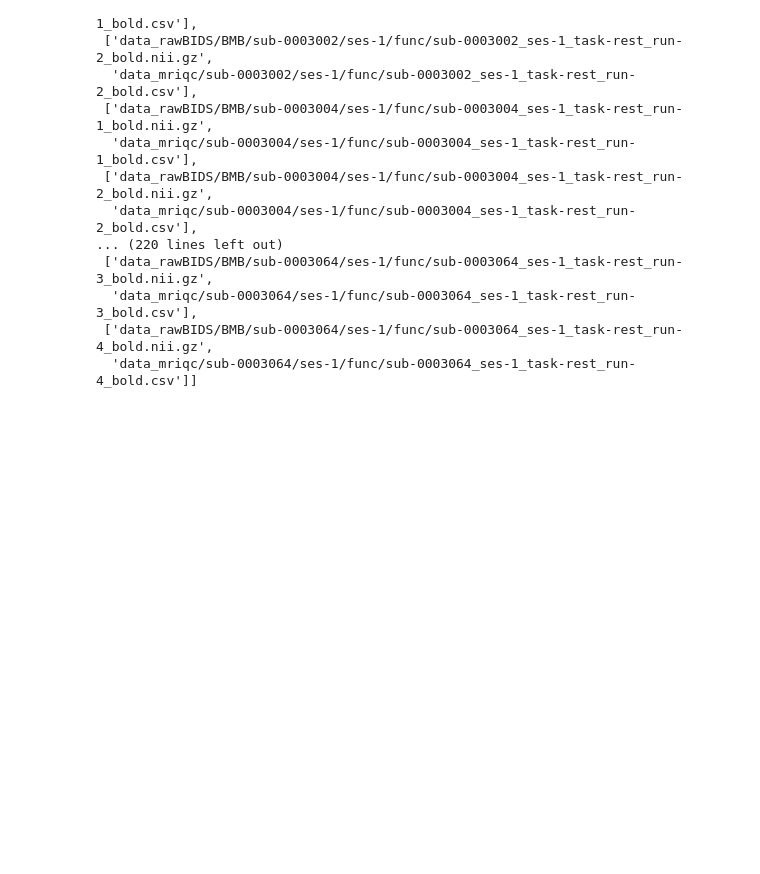
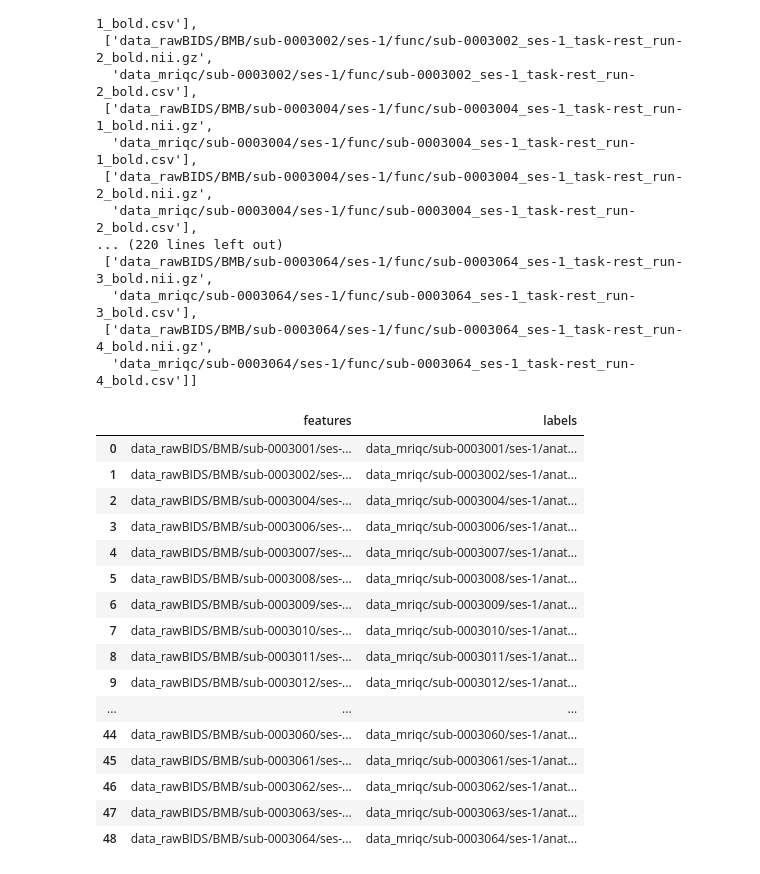
Before and after one commit to julidoehler/ohbmbrainhack2021, a Jupyter notebook: auto-qc.ipynb, the cells around one changed output. Saved outputs shown, nothing was run; the diff lists cells and outputs as text; code cells hidden in the pictures; blank space fills up the shorter version.

```diff
--- a/auto-qc.ipynb
+++ b/auto-qc.ipynb
@@ -333,3 +333,29 @@ filepaths_func = 'filepaths_func'
 
 paths_to_csv(filepaths_anat,row_list_anat)
 paths_to_csv(filepaths_func,row_list_func)
+# %%
+df_row_list_anat = pd.DataFrame(row_list_anat,columns=['features','labels'])
+df_row_list_anat = df_row_list_anat.reset_index(drop=True)
+
+df_row_list_func = pd.DataFrame(row_list_func,columns=['features','labels'])
+df_row_list_func = df_row_list_func.reset_index(drop=True)
+# %%
+df_row_list_anat
+# %% [output]
+|  | features | labels |
+| 0 | data_rawBIDS/BMB/sub-0003001/ses-... | data_mriqc/sub-0003001/ses-1/anat... |
+| 1 | data_rawBIDS/BMB/sub-0003002/ses-... | data_mriqc/sub-0003002/ses-1/anat... |
+| 2 | data_rawBIDS/BMB/sub-0003004/ses-... | data_mriqc/sub-0003004/ses-1/anat... |
+| 3 | data_rawBIDS/BMB/sub-0003006/ses-... | data_mriqc/sub-0003006/ses-1/anat... |
+| 4 | data_rawBIDS/BMB/sub-0003007/ses-... | data_mriqc/sub-0003007/ses-1/anat... |
+| 5 | data_rawBIDS/BMB/sub-0003008/ses-... | data_mriqc/sub-0003008/ses-1/anat... |
+| 6 | data_rawBIDS/BMB/sub-0003009/ses-... | data_mriqc/sub-0003009/ses-1/anat... |
+| 7 | data_rawBIDS/BMB/sub-0003010/ses-... | data_mriqc/sub-0003010/ses-1/anat... |
+| 8 | data_rawBIDS/BMB/sub-0003011/ses-... | data_mriqc/sub-0003011/ses-1/anat... |
+| 9 | data_rawBIDS/BMB/sub-0003012/ses-... | data_mriqc/sub-0003012/ses-1/anat... |
+| ... | ... | ... |
+| 44 | data_rawBIDS/BMB/sub-0003060/ses-... | data_mriqc/sub-0003060/ses-1/anat... |
+| 45 | data_rawBIDS/BMB/sub-0003061/ses-... | data_mriqc/sub-0003061/ses-1/anat... |
+| 46 | data_rawBIDS/BMB/sub-0003062/ses-... | data_mriqc/sub-0003062/ses-1/anat... |
+| 47 | data_rawBIDS/BMB/sub-0003063/ses-... | data_mriqc/sub-0003063/ses-1/anat... |
+| 48 | data_rawBIDS/BMB/sub-0003064/ses-... | data_mriqc/sub-0003064/ses-1/anat... |
```
Also changed, not shown: parts of 8 cells of this notebook.
